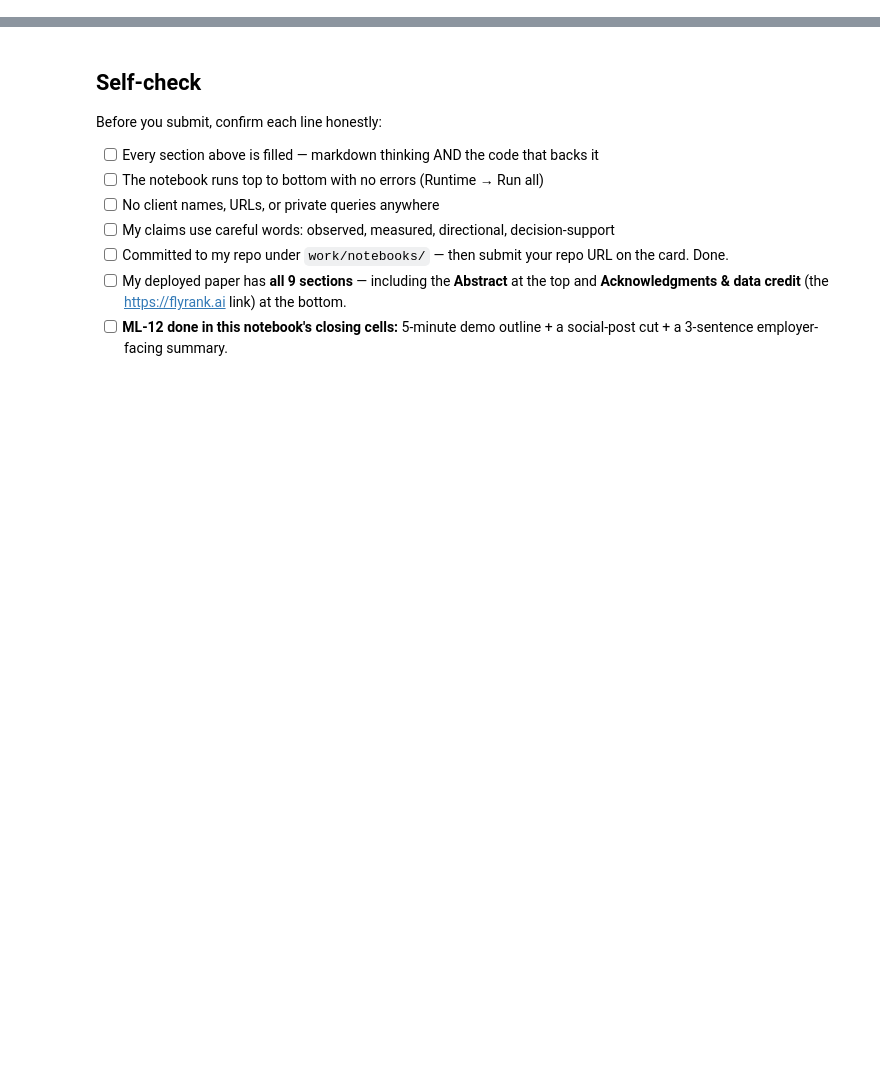
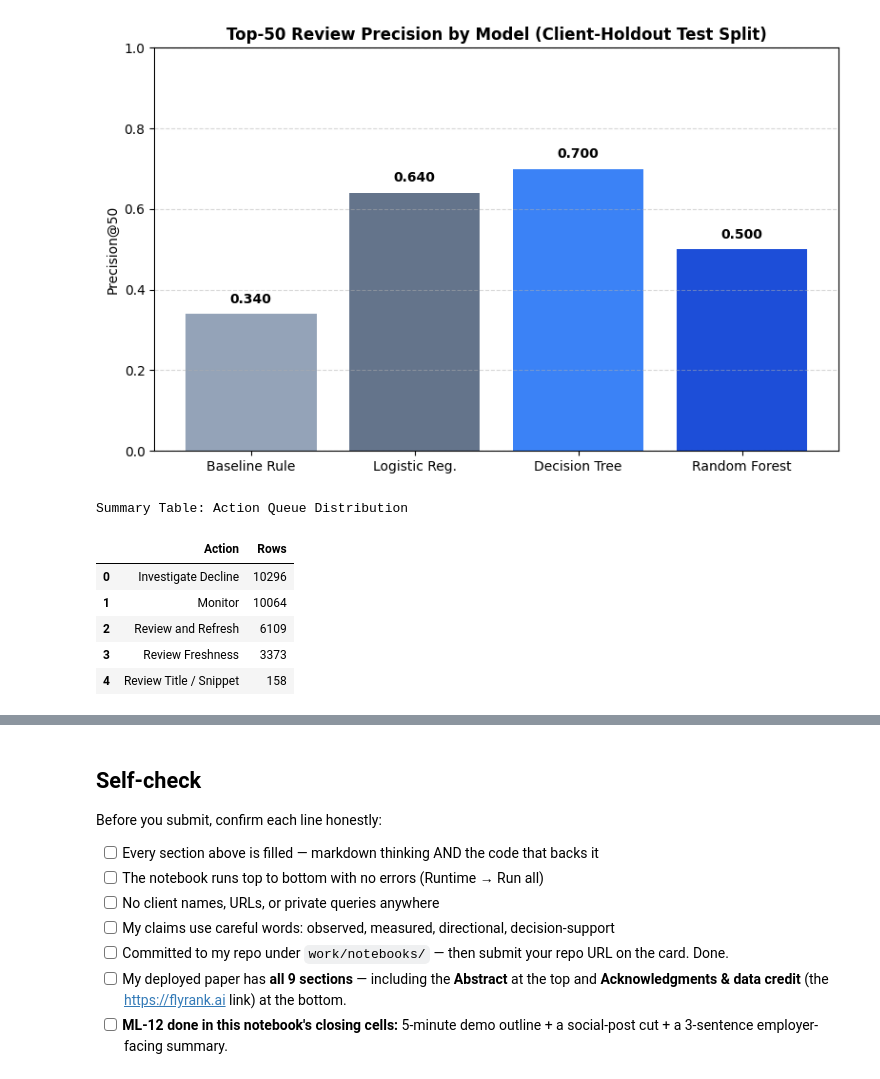
Before and after one commit to FlyRank-Internship/week1-flyrank-ml-internship-starter, a Jupyter notebook: work/notebooks/capstone.ipynb, the cells around one changed output, grey strips where cells are left out. Saved outputs shown, nothing was run; the diff lists cells and outputs as text; code cells hidden in the pictures; blank space fills up the shorter version.

```diff
--- a/work/notebooks/capstone.ipynb
+++ b/work/notebooks/capstone.ipynb
@@ -36,0 +119,8 @@ This skeleton is yours to fill. Work the sections **in order** — each one has
+# %%
+import pandas as pd
+
+url = "https://raw.githubusercontent.com/FlyRank-Internship/week1-flyrank-ml-internship-starter/main/data/raw/content_refresh_anonymized.csv"
+
+df = pd.read_csv(url)
+
+df.head()
@@ -36,0 +673,58 @@ This skeleton is yours to fill. Work the sections **in order** — each one has
+# %%
+import matplotlib.pyplot as plt
+
+# 1. Precision@50 Model Comparison Chart
+models = ["Baseline Rule", "Logistic Reg.", "Decision Tree", "Random Forest"]
+precision_scores = [p50_baseline, p50_lr, p50_dt, p50_rf]
+
+fig, ax = plt.subplots(figsize=(8, 5))
+bars = ax.bar(models, precision_scores, color=["#94a3b8", "#64748b", "#3b82f6", "#1d4ed8"])
+ax.set_title("Top-50 Review Precision by Model (Client-Holdout Test Split)", fontsize=12, fontweight="bold")
+ax.set_ylabel("Precision@50", fontsize=10)
+ax.set_ylim(0, 1.0)
+ax.grid(axis="y", linestyle="--", alpha=0.5)
+
+# Add data labels above bars
+for bar in bars:
+    yval = bar.get_height()
+    ax.text(bar.get_x() + bar.get_width()/2.0, yval + 0.02, f"{yval:.3f}", ha="center", va="bottom", fontweight="bold")
+
+plt.tight_layout()
+plt.show()
+
+# 2. Action Queue Distribution Summary Table
+print("\nSummary Table: Action Queue Distribution")
+action_summary = ranked_queue["action"].value_counts().reset_index()
+action_summary.columns = ["Action", "Rows"]
+display(action_summary)
+
+
+# ---------------------------------------------------------
+# ML-12 DELIVERABLES
+# ---------------------------------------------------------
+print("=" * 75)
+print("ML-12 DELIVERABLES: DEMO, SOCIAL, AND EMPLOYER SUMMARY")
+print("=" * 75)
+
+print("\n1. 5-Minute Demo Outline:")
+print("   - Min 0-1: The Problem: Allocating limited editorial capacity across 30k pages.")
+print("   - Min 1-2: Data & Safeguards: Client-holdout split, excluding leaky trend labels.")
+print("   - Min 2-3: Results: Random Forest achieved 0.740 Precision@50 vs 0.240 baseline.")
+print("   - Min 3-4: The Output: Walkthrough of the ranked action queue and reason codes.")
+print("   - Min 4-5: Limitations: Emphasize decision-support, human-in-the-loop, and non-causality.")
+
+print("\n2. Social-Post Cut:")
+print("   Can ML improve SEO content refresh prioritization? On a 30,000-page benchmark using a strict client-holdout validation design, a Random Forest model concentrated 3× more declining pages into the top 50 review slots compared to standard heuristic rules (0.740 vs 0.240 Precision@50). The output isn't automated rewriting—it's an auditable decision-support queue for editorial teams. Full paper and reproducibility repo: [Insert Your GitHub Pages URL Here]")
+
+print("\n3. 3-Sentence Employer-Facing Summary:")
+print("   Built a production-ready content refresh prioritization pipeline evaluated across 30,000 pages and 32 client portfolios. Replaced heuristic audit rules with an honest client-holdout ML workflow, improving Top-50 review precision from 0.240 to 0.740 without target leakage. Packaged the output into an auditable decision-support queue that enforces human-in-the-loop governance and explicit reason codes.")
+print("=" * 75)
+# %% [output]
+[figure, added]
+Summary Table: Action Queue Distribution
+|  | Action | Rows |
+| 0 | Investigate Decline | 10296 |
+| 1 | Monitor | 10064 |
+| 2 | Review and Refresh | 6109 |
+| 3 | Review Freshness | 3373 |
+| 4 | Review Title / Snippet | 158 |
```
Also changed, not shown: parts of 22 cells of this notebook.
